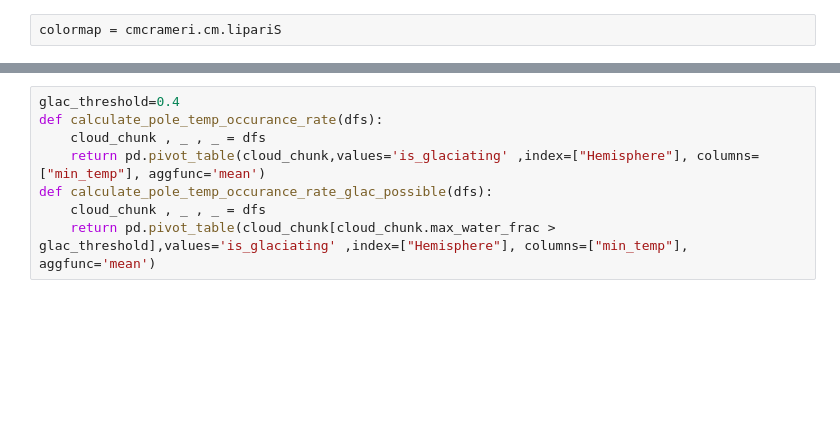
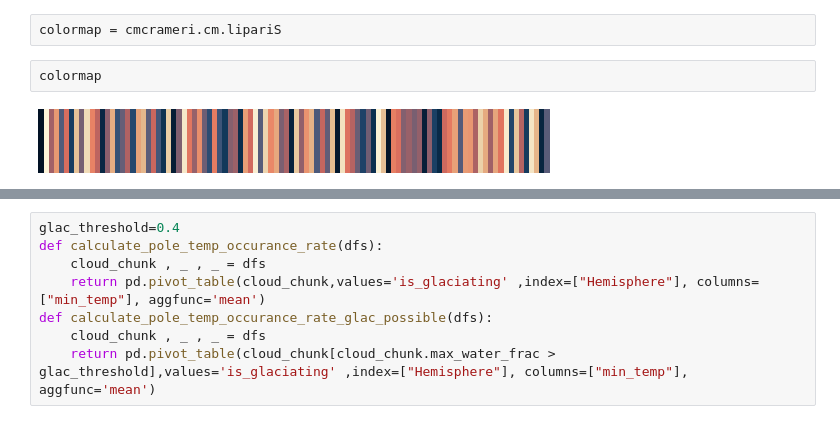
Before and after one commit to DragomirNikolov/MSGI, a Jupyter notebook: plotting/model_vs_satellite_plots_resolution.ipynb, the cells around one changed output, grey strips where cells are left out. Drawn from its saved outputs; the diff is of its cells as text; blank space fills up the shorter version.

```diff
--- a/plotting/model_vs_satellite_plots_resolution.ipynb
+++ b/plotting/model_vs_satellite_plots_resolution.ipynb
@@ -21,6 +21,10 @@ cmcrameri.cm.show_cmaps()
 [figure]
 # %%
 colormap = cmcrameri.cm.lipariS
+# %%
+colormap
+# %% [output]
+[figure, added]
 # %%
 color_low_res = colormap(0)
 color_high_res = colormap(4)
```
Also changed, not shown: parts of 41 cells of this notebook, 19 other files.
